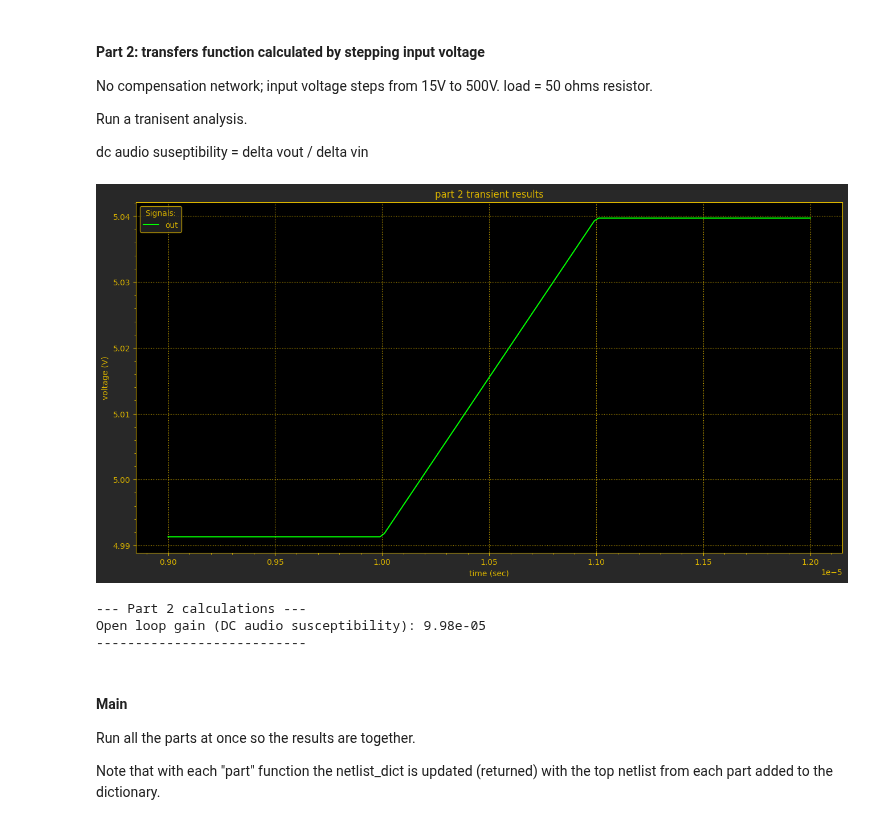
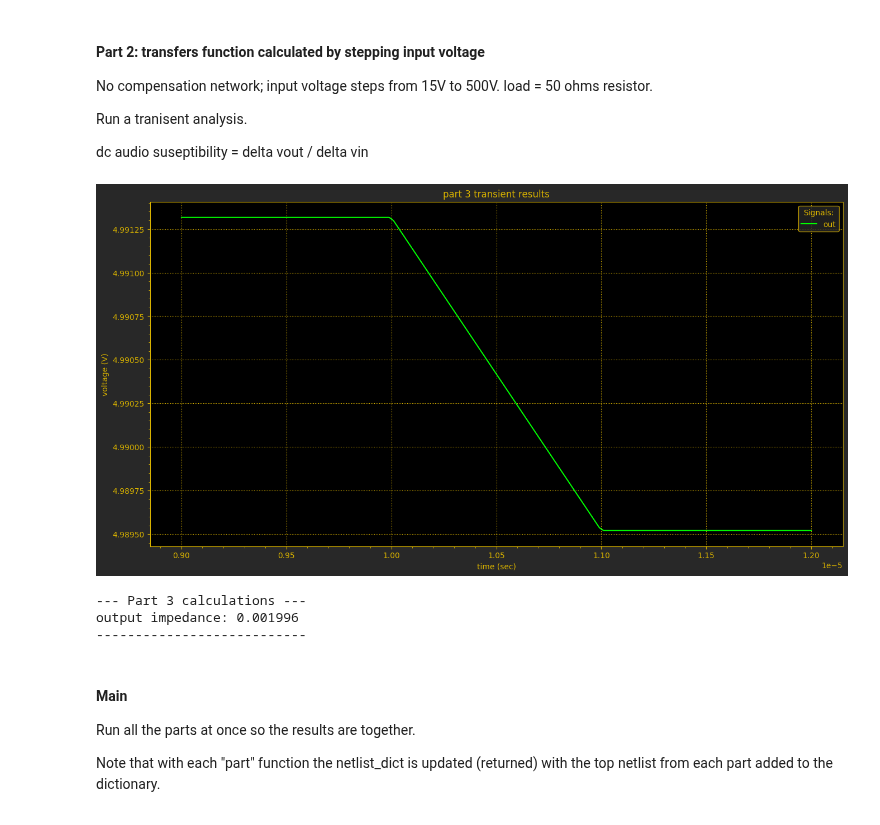
Before and after one commit to astorguy/sw_pwr_book_sim, a Jupyter notebook: python/sec_1_04_04_lin_reg.ipynb, the cells around one changed output. Saved outputs shown, nothing was run; the diff lists cells and outputs as text; code cells hidden in the pictures.

Commit message:
part3 working

```diff
--- a/python/sec_1_04_04_lin_reg.ipynb
+++ b/python/sec_1_04_04_lin_reg.ipynb
@@ -363,16 +363,15 @@ def part2(
         spi.SimResults.from_file(analysis.cmd_type, analysis.results_filename)
         for analysis in list_of_analyses
     ]
-
+    # get waveforms from sim_results
     tr1 = spi.Waveforms(sim_results[0].header, sim_results[0].data_plot)
-    tr2 = copy.deepcopy(tr1)
 
     # limit to just "out" signal
-    tr2.vec_subset(my_vectors_dict[Key.VEC_OUT].list_out())
-    tr2.x_range(9e-6, 12e-6)  # limit range to just step results
+    tr1.vec_subset(my_vectors_dict[Key.VEC_OUT].list_out())
+    tr1.x_range(9e-6, 12e-6)  # limit range to just step results
 
     # display results
-    plot_data = tr2.x_axis_and_sigs(my_vectors_dict[Key.VEC_OUT].list_out())
+    plot_data = tr1.x_axis_and_sigs(my_vectors_dict[Key.VEC_OUT].list_out())
     y_names = my_vectors_dict[Key.VEC_OUT].list_out()
     my_plt = spi.Plot("tr_plt", plot_data, y_names, my_paths_dict[Key.RESULTS_PATH])
     my_plt.set_title("part 2 transient results")
@@ -380,8 +379,8 @@ def part2(
     my_plt.png()    # create png file and send to results directory
     spi.display_plots()
 
-    tr2_numpys: list[numpy_flt] = tr2.x_axis_and_sigs(my_vectors_dict[Key.VEC_OUT].list_out())
-    my_meas:spi.StepInfo = spi.StepInfo(tr2_numpys[0], tr2_numpys[1], 9e-6, 12e-6, 10000)
+    tr1_numpys: list[numpy_flt] = tr1.x_axis_and_sigs(my_vectors_dict[Key.VEC_OUT].list_out())
+    my_meas:spi.StepInfo = spi.StepInfo(tr1_numpys[0], tr1_numpys[1], 9e-6, 12e-6, 10000)
     vin_delta:float = 500.0 - 15.0
     vout_delta:float = my_meas.ydelta
     a_s_ol:float = vout_delta / vin_delta
@@ -391,12 +390,7 @@ def part2(
     return my_netlists_dict
 
 
-netlists_dict = part2(paths_dict, netlists_dict, vectors_dict)
+# netlists_dict = part2(paths_dict, netlists_dict, vectors_dict)
-# %% [output]
-[figure, removed]
---- Part 2 calculations ---
-Open loop gain (DC audio susceptibility): 9.98e-05
----------------------------
 # %%
 # Part 3
 
@@ -458,43 +452,46 @@ def part3(
     # convert the raw results into list of SimResults objects
     sim_results: list[spi.SimResults] = [
         spi.SimResults.from_file(analysis.cmd_type, analysis.results_filename)
         for analysis in list_of_analyses
     ]
+    # get waveforms from sim_results
+    tr1 = spi.Waveforms(sim_results[0].header, sim_results[0].data_plot)
 
-    # give each SimResults object a more descriptive name
-    tr1 = sim_results[0]
-
-    tr2 = copy.deepcopy(tr1)
-    tr2.vec_subset(
+    tr1.vec_subset(
         my_vectors_dict[Key.VEC_OUT].list_out()
     )  # limit to just "out" signal
-    tr2.x_range(9e-6, 12e-6, 1000)  # limit range to just step results
+    tr1.x_range(9e-6, 12e-6)  # limit range to just step results
 
     # display results
-    plot_data = tr2.x_axis_and_sigs(my_vectors_dict[Key.VEC_OUT].list_out())
+    plot_data = tr1.x_axis_and_sigs(my_vectors_dict[Key.VEC_OUT].list_out())
     y_names = my_vectors_dict[Key.VEC_OUT].list_out()
     my_plt = spi.Plot("tr_plt", plot_data, y_names, my_paths_dict[Key.RESULTS_PATH])
     my_plt.set_title("part 3 transient results")
     my_plt.define_axes(("time", "sec", "linear"), ("voltage", "V", "linear"))
     my_plt.png()  # create png file and send to results directory
     spi.display_plots()
 
-    tr2_numpys: list[numpy_flt] = tr2.x_axis_and_sigs(
+    tr1_numpys: list[numpy_flt] = tr1.x_axis_and_sigs(
         my_vectors_dict[Key.VEC_OUT].list_out()
     )
     my_meas: spi.StepInfo = spi.StepInfo(
-        tr2_numpys[0], tr2_numpys[1], 9e-6, 12e-6, 10000
+        tr1_numpys[0], tr1_numpys[1], 9e-6, 12e-6, 10000
     )
     vout_delta: float = my_meas.ydelta
     iout_delta: float = 1 - 0.1
     zout = abs(vout_delta / iout_delta)
     formatted_answer: str = f"output impedance: {zout:.5g}"
     spi.print_section("Part 3 calculations", formatted_answer)
 
     return my_netlists_dict
 
 
-# netlists_dict = part3(paths_dict, netlists_dict, vectors_dict)
+netlists_dict = part3(paths_dict, netlists_dict, vectors_dict)
+# %% [output]
+[figure, added]
+--- Part 3 calculations ---
+output impedance: 0.001996
+---------------------------
 # %%
 # Part 4
 
```
Also changed, not shown: 2 other files.
